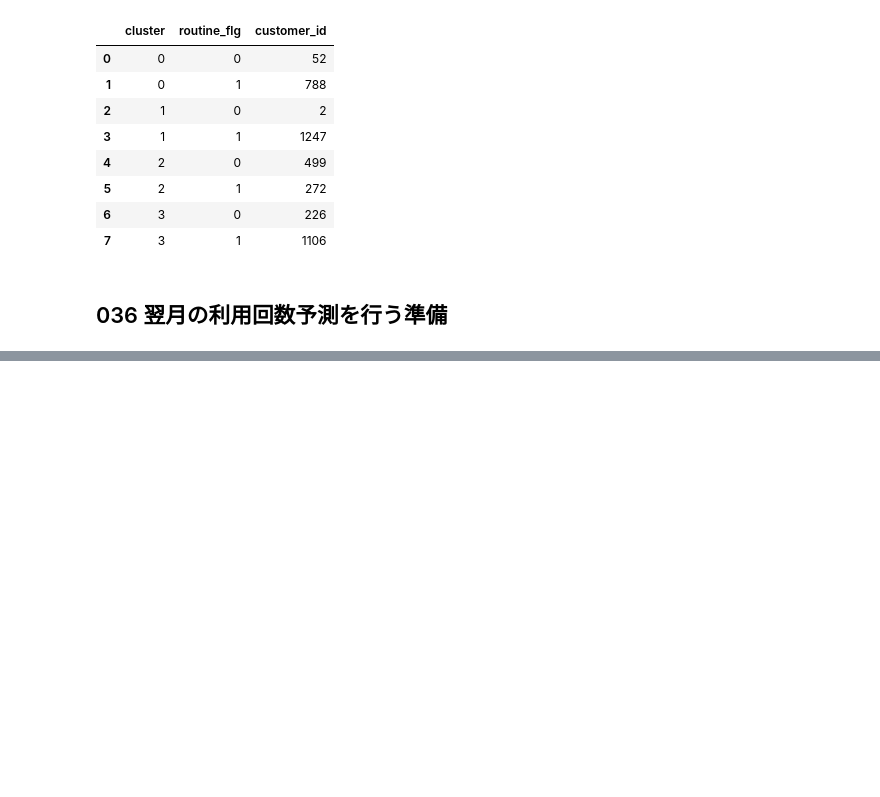
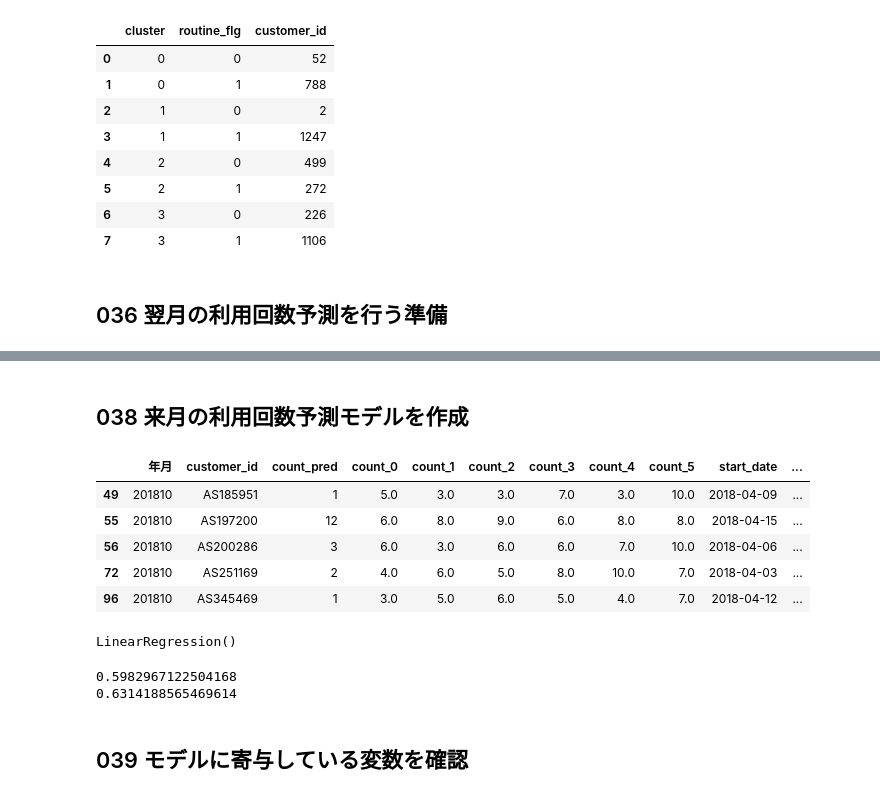
Before and after one commit to kanameg/100knocks, a Jupyter notebook: python/src/100knoks-04.ipynb, the cells around one changed output, grey strips where cells are left out. Cells and saved outputs as stored; diff of their text form; code cells hidden in the pictures; blank space fills up the shorter version.

```diff
--- a/python/src/100knoks-04.ipynb
+++ b/python/src/100knoks-04.ipynb
@@ -168,0 +252,31 @@ customer_clustering.groupby(['cluster', 'routine_flg'], as_index=False).count()[
+# %% [markdown]
+## 038 来月の利用回数予測モデルを作成
+# %%
+predict_date = predict_date.loc[predict_date['start_date'] >= pd.to_datetime('20180401')]
+predict_date.head()
+# %% [output]
+|  | 年月 | customer_id | count_pred | count_0 | count_1 | count_2 | count_3 | count_4 | count_5 | start_date | ... |
+| 49 | 201810 | AS185951 | 1 | 5.0 | 3.0 | 3.0 | 7.0 | 3.0 | 10.0 | 2018-04-09 | ... |
+| 55 | 201810 | AS197200 | 12 | 6.0 | 8.0 | 9.0 | 6.0 | 8.0 | 8.0 | 2018-04-15 | ... |
+| 56 | 201810 | AS200286 | 3 | 6.0 | 3.0 | 6.0 | 6.0 | 7.0 | 10.0 | 2018-04-06 | ... |
+| 72 | 201810 | AS251169 | 2 | 4.0 | 6.0 | 5.0 | 8.0 | 10.0 | 7.0 | 2018-04-03 | ... |
+| 96 | 201810 | AS345469 | 1 | 3.0 | 5.0 | 6.0 | 5.0 | 4.0 | 7.0 | 2018-04-12 | ... |
+# %%
+from sklearn import linear_model
+import sklearn.model_selection
+
+model = linear_model.LinearRegression()
+X = predict_date[['count_0', 'count_1', 'count_2', 'count_3', 'count_4', 'count_5', 'period']]
+y = predict_date['count_pred']
+X_train, X_test, y_train, y_test = sklearn.model_selection.train_test_split(X, y)
+model.fit(X_train, y_train)
+# %% [output]
+LinearRegression()
+# %%
+print(model.score(X_train, y_train))
+print(model.score(X_test, y_test))
+# %% [output]
+0.5982967122504168
+0.6314188565469614
+# %% [markdown]
+## 039 モデルに寄与している変数を確認
```
Also changed, not shown: parts of 7 cells of this notebook.
